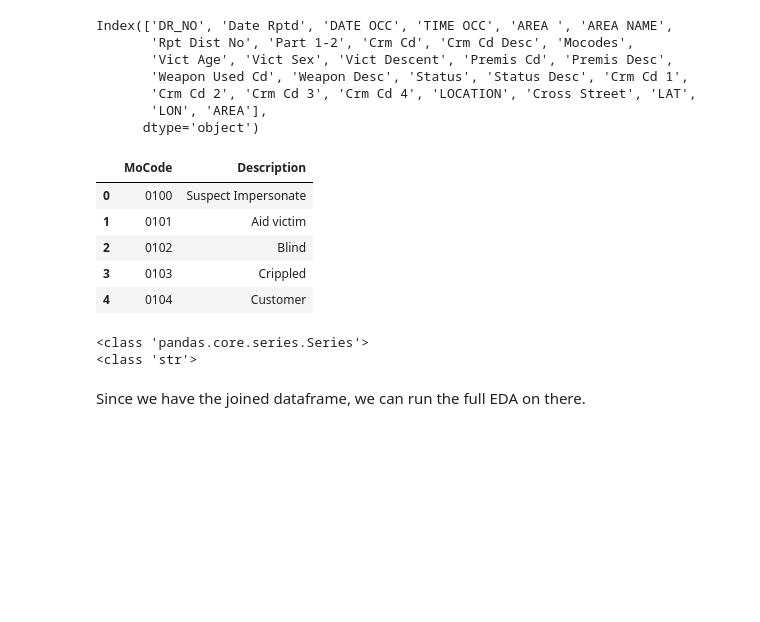
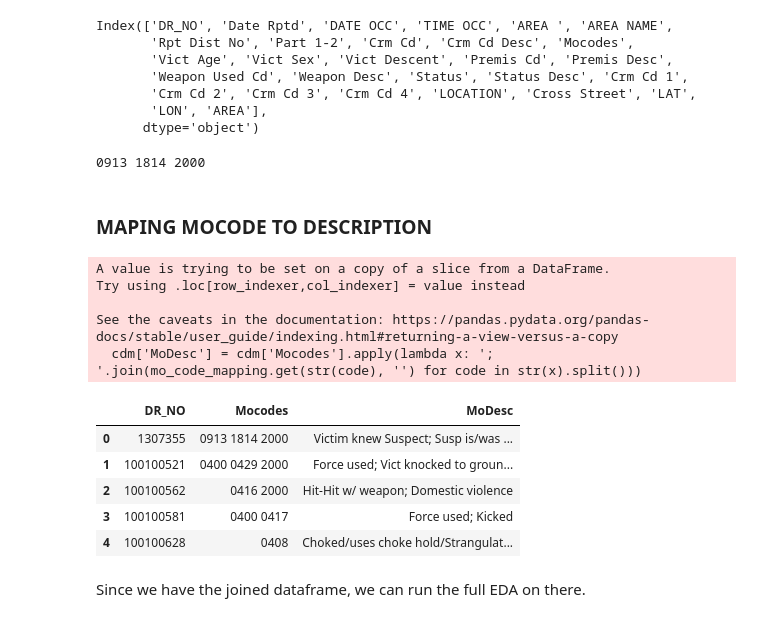
Before and after one commit to H0wl3r2001/AID, a Jupyter notebook: kaggleExtractor.ipynb, the cells around one changed output. Drawn from its saved outputs; the diff is of its cells as text; code cells hidden in the pictures; blank space fills up the shorter version.

Commit message:
mo code mapping done

```diff
--- a/kaggleExtractor.ipynb
+++ b/kaggleExtractor.ipynb
@@ -229,27 +201,39 @@ Index(['DR_NO', 'Date Rptd', 'DATE OCC', 'TIME OCC', 'AREA ', 'AREA NAME',
        'Crm Cd 2', 'Crm Cd 3', 'Crm Cd 4', 'LOCATION', 'Cross Street', 'LAT',
        'LON', 'AREA'],
       dtype='object')
-# %%
-MoCodes.head()
-# %% [output]
-|  | MoCode | Description |
-| 0 | 0100 | Suspect Impersonate |
-| 1 | 0101 | Aid victim |
-| 2 | 0102 | Blind |
-| 3 | 0103 | Crippled |
-| 4 | 0104 | Customer |
+# %%
+MoCodes.head()
+print(cd.iloc[0, cd.columns.get_loc('Mocodes')])
+# %% [output]
+0913 1814 2000
 # %%
-cdc = cd[['DR_NO','Crm Cd', 'Crm Cd Desc', 'Crm Cd 1', 'Crm Cd 2', 'Crm Cd 3', 'Crm Cd 4', 'Status', 'Status Desc']]
+cdc = cd[['DR_NO','Crm Cd', 'Crm Cd Desc', 'Crm Cd 1', 'Status', 'Status Desc']]
 cdd = cd[['DR_NO', 'Date Rptd', 'DATE OCC', 'TIME OCC']]
 cda = cd[['DR_NO', 'AREA', 'AREA NAME', 'Rpt Dist No', 'LOCATION', 'Cross Street', 'LAT', 'LON']]
 cdv = cd[['DR_NO', 'Vict Age', 'Vict Sex', 'Vict Descent']]
-cds = cd[['DR_NO', 'Premis Cd', 'Premis Desc', 'Mocodes', 'Weapon Used Cd', 'Weapon Desc']]
-
-print(type(cds.at[0, 'Mocodes']))
-print(type(MoCodes.at[0, 'MoCode']))
+cdp = cd[['DR_NO', 'Premis Cd', 'Premis Desc']]
+cdw = cd[['DR_NO', 'Weapon Used Cd', 'Weapon Desc']]
+cdm = cd[['DR_NO', 'Mocodes']]
-# %% [output]
-<class 'pandas.core.series.Series'>
-<class 'str'>
+# %% [markdown]
+### MAPING MOCODE TO DESCRIPTION
+# %%
+mo_code_mapping = dict(zip(MoCodes['MoCode'], MoCodes['Description']))
+
+cdm['MoDesc'] = cdm['Mocodes'].apply(lambda x: '; '.join(mo_code_mapping.get(str(code), '') for code in str(x).split()))
+
+cdm.head()
+# %% [output]
+A value is trying to be set on a copy of a slice from a DataFrame.
+Try using .loc[row_indexer,col_indexer] = value instead
+
+See the caveats in the documentation: https://pandas.pydata.org/pandas-docs/stable/user_guide/indexing.html#returning-a-view-versus-a-copy
+  cdm['MoDesc'] = cdm['Mocodes'].apply(lambda x: '; '.join(mo_code_mapping.get(str(code), '') for code in str(x).split()))
+|  | DR_NO | Mocodes | MoDesc |
+| 0 | 1307355 | 0913 1814 2000 | Victim knew Suspect; Susp is/was ... |
+| 1 | 100100521 | 0400 0429 2000 | Force used; Vict knocked to groun... |
+| 2 | 100100562 | 0416 2000 | Hit-Hit w/ weapon; Domestic violence |
+| 3 | 100100581 | 0400 0417 | Force used; Kicked |
+| 4 | 100100628 | 0408 | Choked/uses choke hold/Strangulat... |
 # %% [markdown]
 Since we have the joined dataframe, we can run the full EDA on there.
 # %% [markdown]
```
Also changed, not shown: parts of 7 cells of this notebook, 1 other file.
